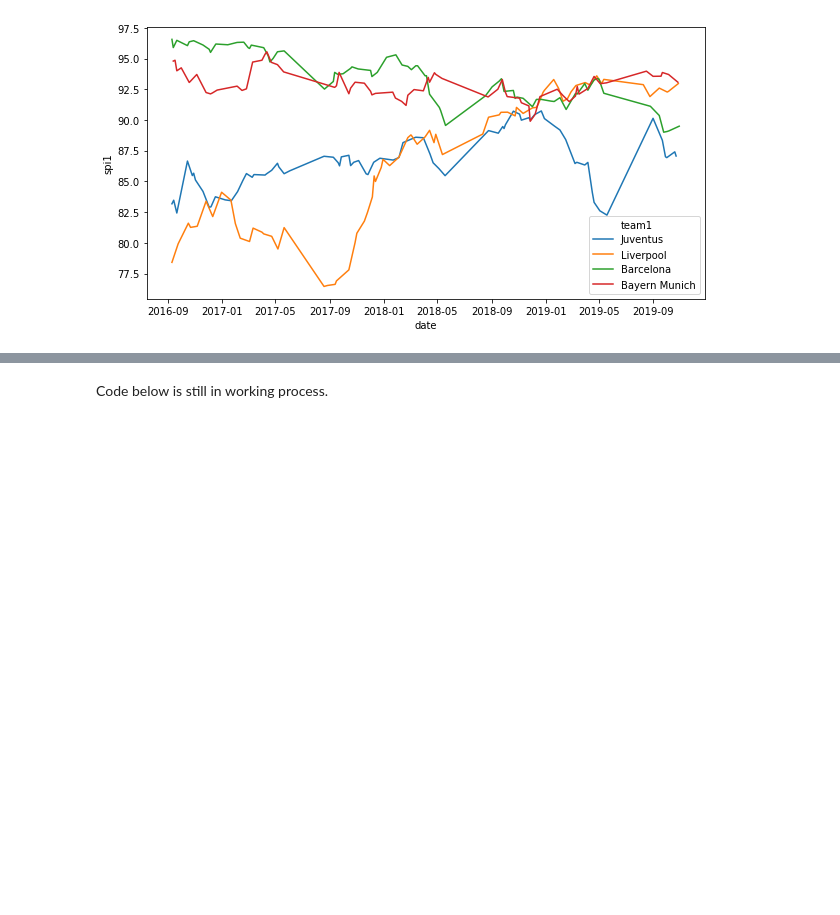
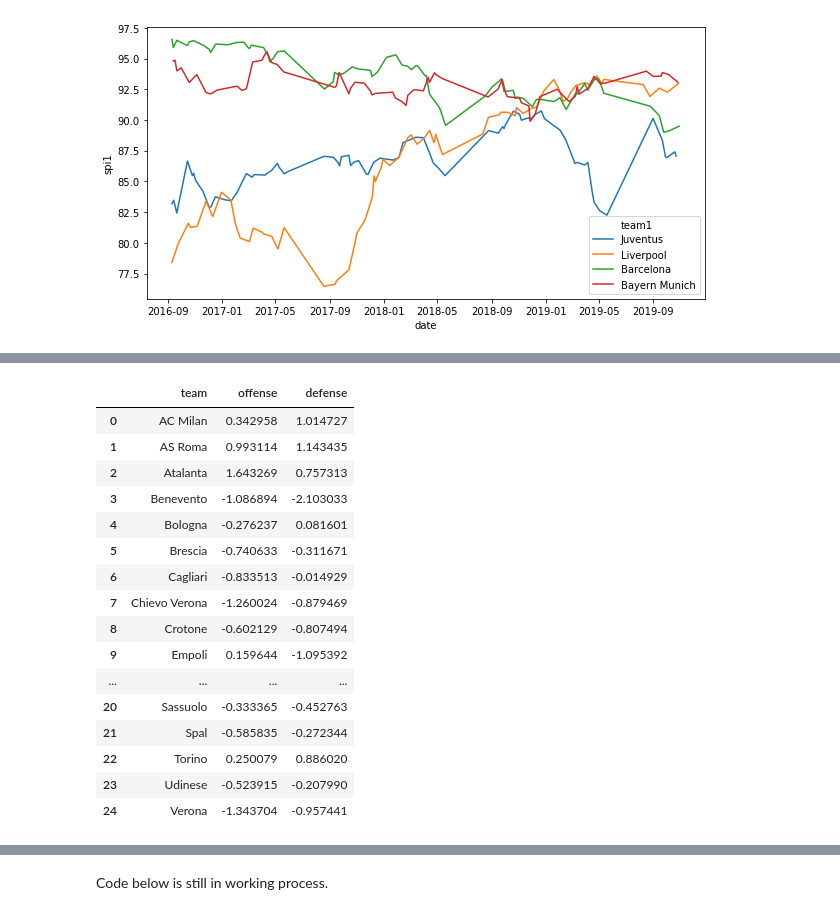
Before and after one commit to weizhaoalex/Juventus_SPI, a Jupyter notebook: Juventus_SPI.ipynb, the cells around one changed output, grey strips where cells are left out. Cells and saved outputs as stored; diff of their text form; code cells hidden in the pictures; blank space fills up the shorter version.

```diff
--- a/Juventus_SPI.ipynb
+++ b/Juventus_SPI.ipynb
@@ -110,0 +165,20 @@ plt.show()
+# %%
+df_score
+# %% [output]
+|  | team | offense | defense |
+| 0 | AC Milan | 0.342958 | 1.014727 |
+| 1 | AS Roma | 0.993114 | 1.143435 |
+| 2 | Atalanta | 1.643269 | 0.757313 |
+| 3 | Benevento | -1.086894 | -2.103033 |
+| 4 | Bologna | -0.276237 | 0.081601 |
+| 5 | Brescia | -0.740633 | -0.311671 |
+| 6 | Cagliari | -0.833513 | -0.014929 |
+| 7 | Chievo Verona | -1.260024 | -0.879469 |
+| 8 | Crotone | -0.602129 | -0.807494 |
+| 9 | Empoli | 0.159644 | -1.095392 |
+| ... | ... | ... | ... |
+| 20 | Sassuolo | -0.333365 | -0.452763 |
+| 21 | Spal | -0.585835 | -0.272344 |
+| 22 | Torino | 0.250079 | 0.886020 |
+| 23 | Udinese | -0.523915 | -0.207990 |
+| 24 | Verona | -1.343704 | -0.957441 |
```
Also changed, not shown: parts of 12 cells of this notebook.
